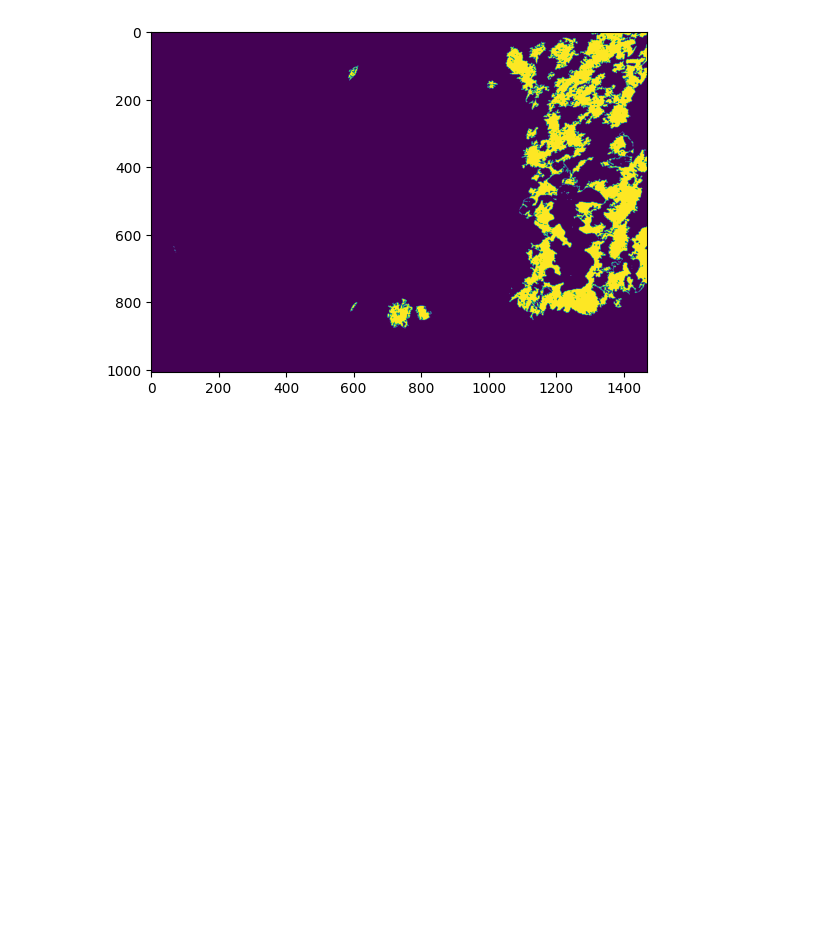
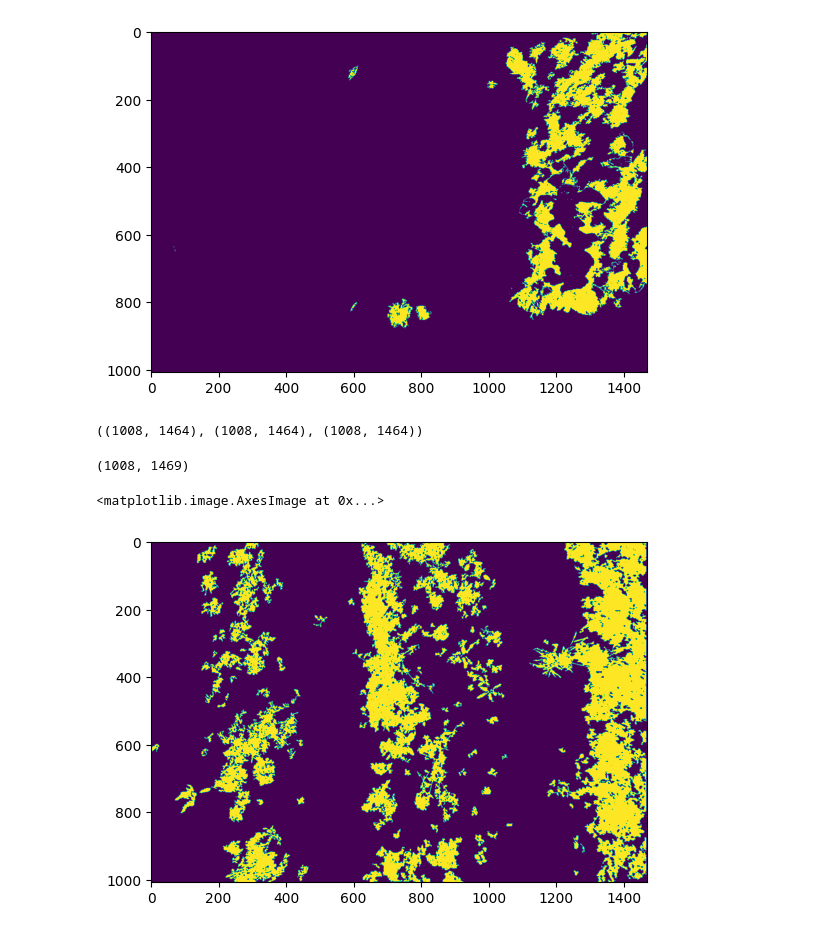
Before and after one commit to Deceptrax123/Crop-Weed-Semantic-Segmentation, a Jupyter notebook: tests.ipynb, the cells around one changed output. Drawn from its saved outputs; the diff is of its cells as text; code cells hidden in the pictures; blank space fills up the shorter version.

```diff
--- a/tests.ipynb
+++ b/tests.ipynb
@@ -290,0 +289,31 @@ plt.imshow(y_enc[:,:,2])
+# %%
+#padding
+
+gt1="./data/Sequoia/SequoiaNIR_30/trainannot/0000_weed.png"
+gt2="./data/Sequoia/SequoiaNdvi_30/trainannot/0000_weed.png"
+gt3="./data/Sequoia/SequoiaRed_30/trainannot/0000_weed.png"
+
+
+gti1=Image.open(gt1)
+gti2=Image.open(gt2)
+gti3=Image.open(gt3)
+
+gti1=np.array(gti1)
+gti2=np.array(gti2)
+gti3=np.array(gti3)
+# %%
+gti1.shape,gti2.shape,gti3.shape
+# %% [output]
+((1008, 1464), (1008, 1464), (1008, 1464))
+# %%
+
+g=np.pad(gti1,((0,0),(0,5)),'constant',constant_values=(0,0))
+# %%
+g.shape
+# %% [output]
+(1008, 1469)
+# %%
+plt.imshow(g)
+# %% [output]
+<matplotlib.image.AxesImage at 0x...>
+[figure, added]
```
Also changed, not shown: parts of 2 cells of this notebook, 1 other file.
